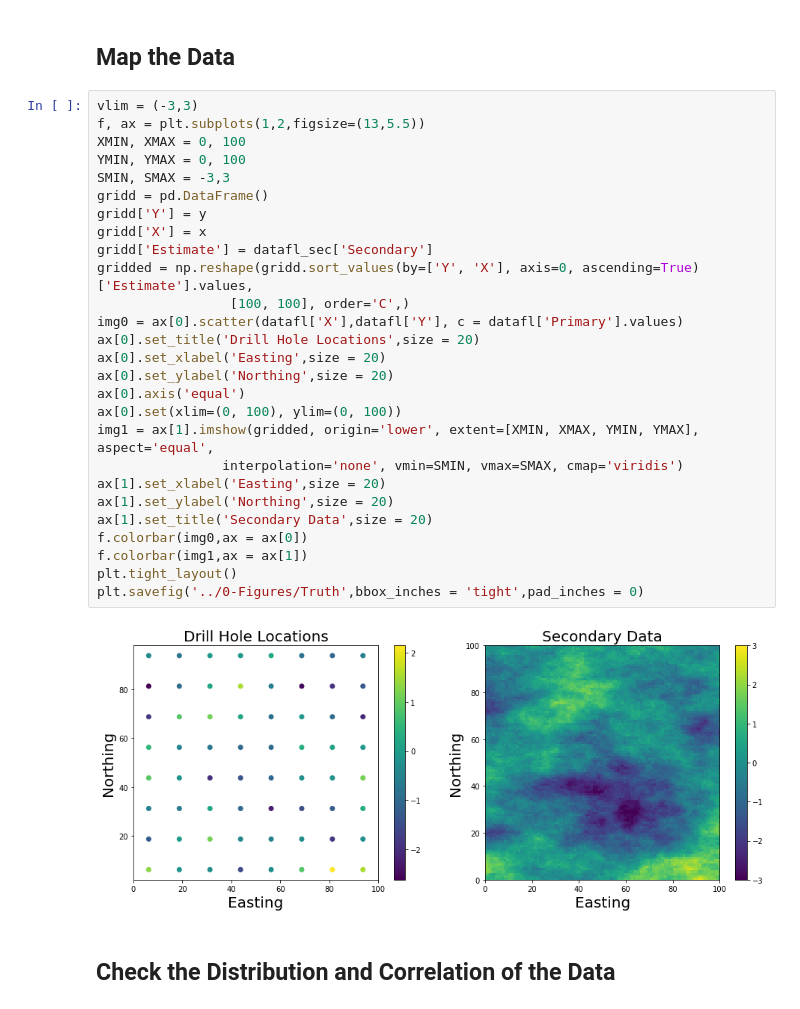
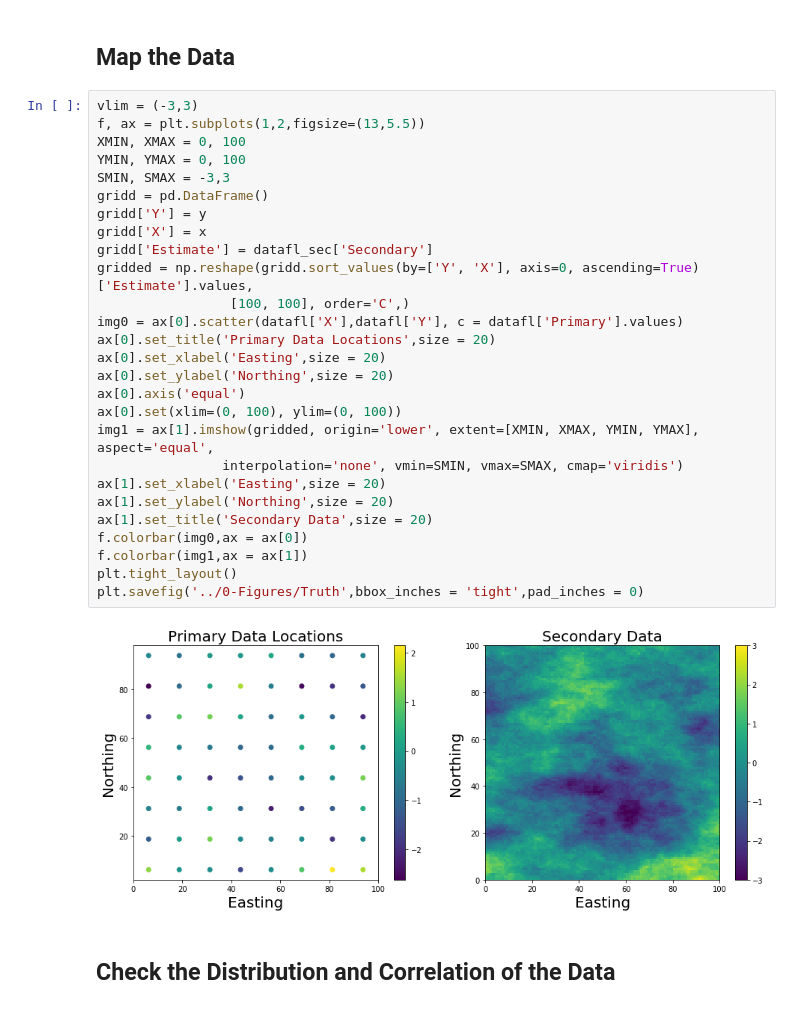
Before and after one commit to msamson10/Multivariate-Kriging, a Jupyter notebook: Simulated_Example/Simulated Multivariate Kriging.ipynb, the cells around one changed output. Saved outputs shown, nothing was run; the diff lists cells and outputs as text.

```diff
--- a/Simulated_Example/Simulated Multivariate Kriging.ipynb
+++ b/Simulated_Example/Simulated Multivariate Kriging.ipynb
@@ -73,32 +73,32 @@ max       99.500000     99.500000      2.781670
 # %%
 vlim = (-3,3)
 f, ax = plt.subplots(1,2,figsize=(13,5.5))
 XMIN, XMAX = 0, 100
 YMIN, YMAX = 0, 100
 SMIN, SMAX = -3,3
 gridd = pd.DataFrame()
 gridd['Y'] = y
 gridd['X'] = x
 gridd['Estimate'] = datafl_sec['Secondary']
 gridded = np.reshape(gridd.sort_values(by=['Y', 'X'], axis=0, ascending=True)['Estimate'].values,
                  [100, 100], order='C',)
 img0 = ax[0].scatter(datafl['X'],datafl['Y'], c = datafl['Primary'].values)
-ax[0].set_title('Drill Hole Locations',size = 20)
+ax[0].set_title('Primary Data Locations',size = 20)
 ax[0].set_xlabel('Easting',size = 20)
 ax[0].set_ylabel('Northing',size = 20)
 ax[0].axis('equal')
 ax[0].set(xlim=(0, 100), ylim=(0, 100))
 img1 = ax[1].imshow(gridded, origin='lower', extent=[XMIN, XMAX, YMIN, YMAX], aspect='equal',
                 interpolation='none', vmin=SMIN, vmax=SMAX, cmap='viridis')
 ax[1].set_xlabel('Easting',size = 20)
 ax[1].set_ylabel('Northing',size = 20)
 ax[1].set_title('Secondary Data',size = 20)
 f.colorbar(img0,ax = ax[0])
 f.colorbar(img1,ax = ax[1])
 plt.tight_layout()
 plt.savefig('../0-Figures/Truth',bbox_inches = 'tight',pad_inches = 0)
 # %% [output]
-[figure, old version]
+[figure, new version]
 # %% [markdown]
 ## Check the Distribution and Correlation of the Data
 # %%
```
Also changed, not shown: parts of 10 cells of this notebook, 2 other files.
